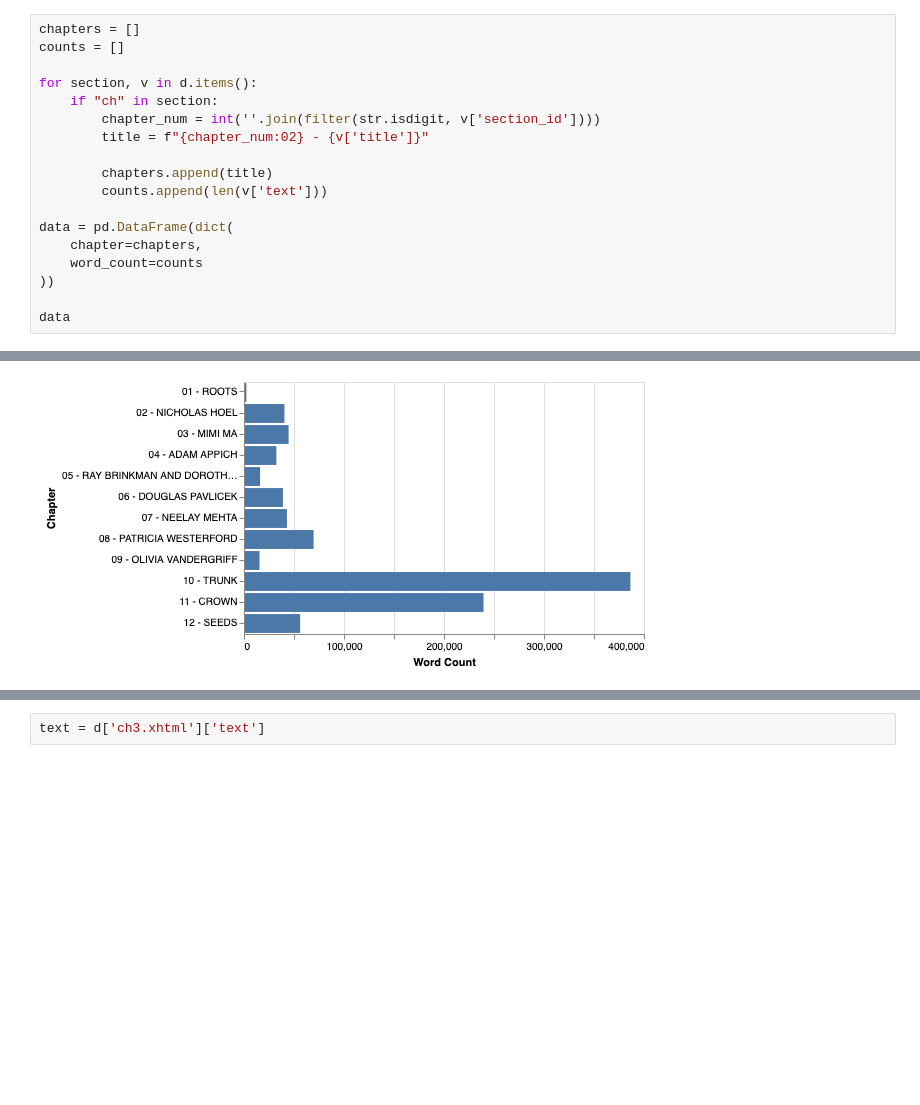
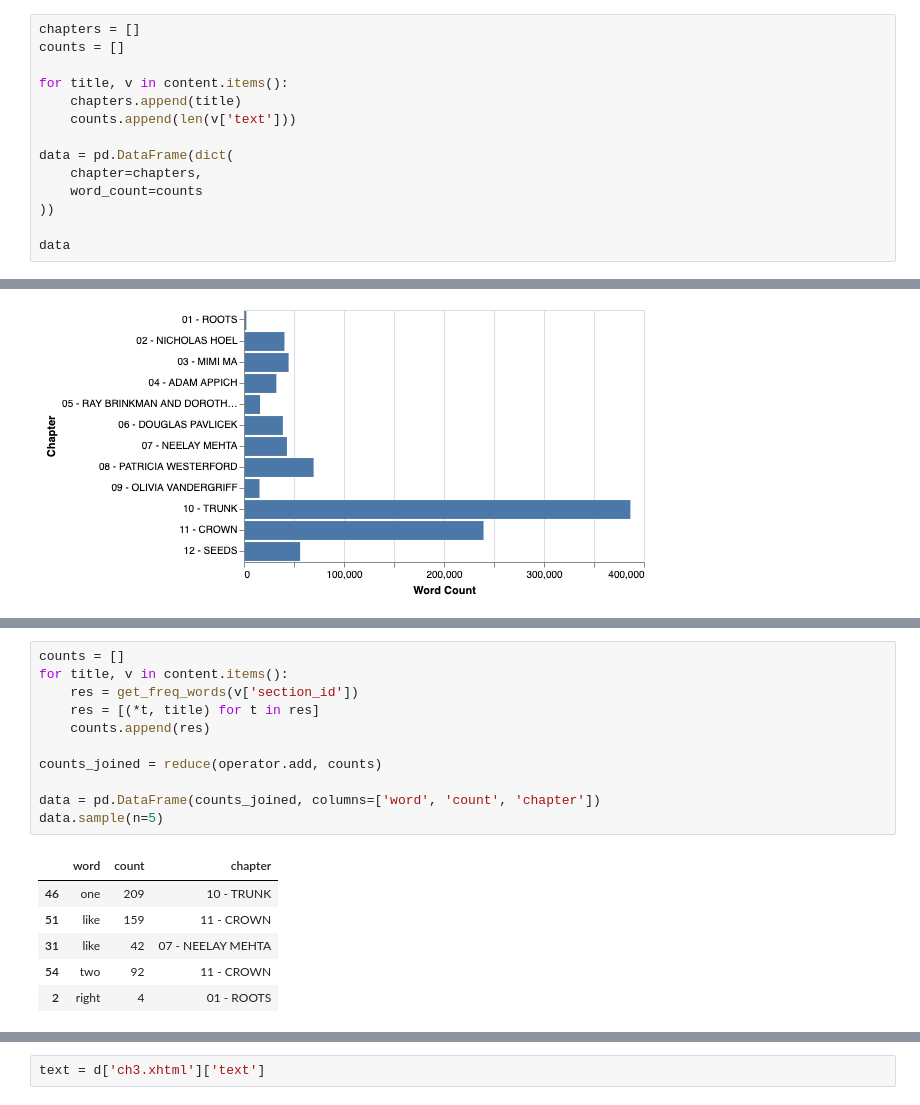
Before and after one commit to dustinmichels/book-report, a Jupyter notebook: notebooks/experiment.ipynb, the cells around one changed output, grey strips where cells are left out. Drawn from its saved outputs; the diff is of its cells as text; blank space fills up the shorter version.

```diff
--- a/notebooks/experiment.ipynb
+++ b/notebooks/experiment.ipynb
@@ -125,13 +147,9 @@ THE
 chapters = []
 counts = []
 
-for section, v in d.items():
-    if "ch" in section:
-        chapter_num = int(''.join(filter(str.isdigit, v['section_id'])))
-        title = f"{chapter_num:02} - {v['title']}"
-
-        chapters.append(title)
-        counts.append(len(v['text']))
+for title, v in content.items():
+    chapters.append(title)
+    counts.append(len(v['text']))
 
 data = pd.DataFrame(dict(
     chapter=chapters,
@@ -162,0 +206,18 @@ alt.Chart(data).mark_bar().encode(
+# %%
+counts = []
+for title, v in content.items():
+    res = get_freq_words(v['section_id'])
+    res = [(*t, title) for t in res]
+    counts.append(res)
+
+counts_joined = reduce(operator.add, counts)
+
+data = pd.DataFrame(counts_joined, columns=['word', 'count', 'chapter'])
+data.sample(n=5)
+# %% [output]
+|  | word | count | chapter |
+| 46 | one | 209 | 10 - TRUNK |
+| 51 | like | 159 | 11 - CROWN |
+| 31 | like | 42 | 07 - NEELAY MEHTA |
+| 54 | two | 92 | 11 - CROWN |
+| 2 | right | 4 | 01 - ROOTS |
```
Also changed, not shown: parts of 27 cells of this notebook, 4 other files.
